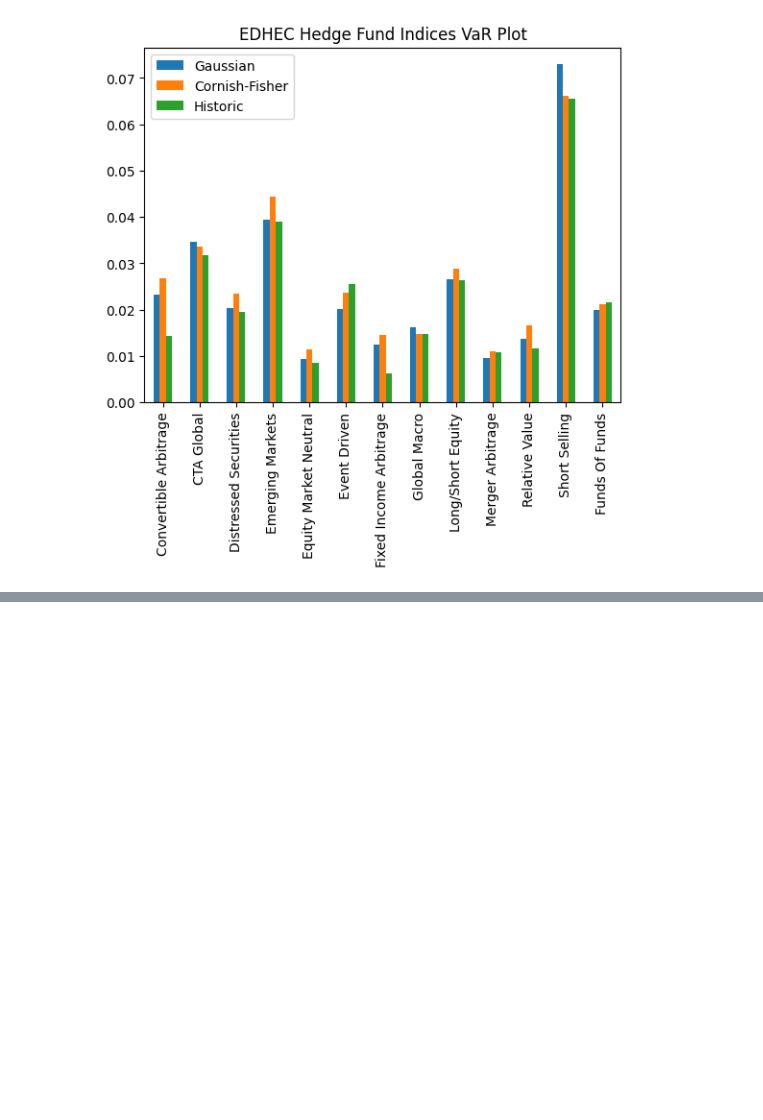
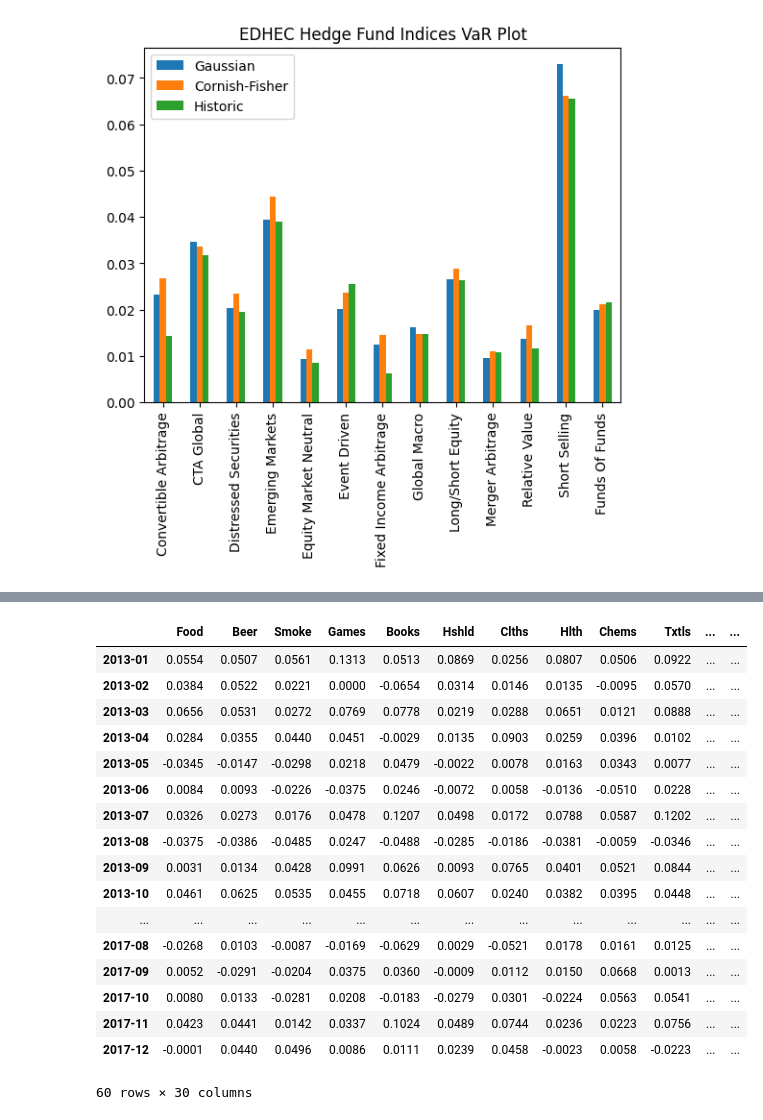
Before and after one commit to tho-hk/edhec-portfolio-construction, a Jupyter notebook: nb/hfi.ipynb, the cells around one changed output, grey strips where cells are left out. Cells and saved outputs as stored; diff of their text form; code cells hidden in the pictures; blank space fills up the shorter version.

```diff
--- a/nb/hfi.ipynb
+++ b/nb/hfi.ipynb
@@ -299,3 +245,8 @@ comparison.plot.bar(title="EDHEC Hedge Fund Indices VaR Plot")
 # %% [output]
 <Axes: title={'center': 'EDHEC Hedge Fund Indices VaR Plot'}>
 [figure]
+# %%
+ind = pd.read_csv(f"{DATA_PATH}/ind30_m_vw_rets.csv", header=0, index_col=0)/100
+ind.index = pd.to_datetime(ind.index, format="%Y%m").to_period('M')
+ind.columns = ind.columns.str.strip()
+ind
@@ -301,0 +267,22 @@ comparison.plot.bar(title="EDHEC Hedge Fund Indices VaR Plot")
+# %%
+quiz2b = ind ["2013":"2017"]
+quiz2b
+# %% [output]
+|  | Food | Beer | Smoke | Games | Books | Hshld | Clths | Hlth | Chems | Txtls | ... | ... |
+| 2013-01 | 0.0554 | 0.0507 | 0.0561 | 0.1313 | 0.0513 | 0.0869 | 0.0256 | 0.0807 | 0.0506 | 0.0922 | ... | ... |
+| 2013-02 | 0.0384 | 0.0522 | 0.0221 | 0.0000 | -0.0654 | 0.0314 | 0.0146 | 0.0135 | -0.0095 | 0.0570 | ... | ... |
+| 2013-03 | 0.0656 | 0.0531 | 0.0272 | 0.0769 | 0.0778 | 0.0219 | 0.0288 | 0.0651 | 0.0121 | 0.0888 | ... | ... |
+| 2013-04 | 0.0284 | 0.0355 | 0.0440 | 0.0451 | -0.0029 | 0.0135 | 0.0903 | 0.0259 | 0.0396 | 0.0102 | ... | ... |
+| 2013-05 | -0.0345 | -0.0147 | -0.0298 | 0.0218 | 0.0479 | -0.0022 | 0.0078 | 0.0163 | 0.0343 | 0.0077 | ... | ... |
+| 2013-06 | 0.0084 | 0.0093 | -0.0226 | -0.0375 | 0.0246 | -0.0072 | 0.0058 | -0.0136 | -0.0510 | 0.0228 | ... | ... |
+| 2013-07 | 0.0326 | 0.0273 | 0.0176 | 0.0478 | 0.1207 | 0.0498 | 0.0172 | 0.0788 | 0.0587 | 0.1202 | ... | ... |
+| 2013-08 | -0.0375 | -0.0386 | -0.0485 | 0.0247 | -0.0488 | -0.0285 | -0.0186 | -0.0381 | -0.0059 | -0.0346 | ... | ... |
+| 2013-09 | 0.0031 | 0.0134 | 0.0428 | 0.0991 | 0.0626 | 0.0093 | 0.0765 | 0.0401 | 0.0521 | 0.0844 | ... | ... |
+| 2013-10 | 0.0461 | 0.0625 | 0.0535 | 0.0455 | 0.0718 | 0.0607 | 0.0240 | 0.0382 | 0.0395 | 0.0448 | ... | ... |
+| ... | ... | ... | ... | ... | ... | ... | ... | ... | ... | ... | ... | ... |
+| 2017-08 | -0.0268 | 0.0103 | -0.0087 | -0.0169 | -0.0629 | 0.0029 | -0.0521 | 0.0178 | 0.0161 | 0.0125 | ... | ... |
+| 2017-09 | 0.0052 | -0.0291 | -0.0204 | 0.0375 | 0.0360 | -0.0009 | 0.0112 | 0.0150 | 0.0668 | 0.0013 | ... | ... |
+| 2017-10 | 0.0080 | 0.0133 | -0.0281 | 0.0208 | -0.0183 | -0.0279 | 0.0301 | -0.0224 | 0.0563 | 0.0541 | ... | ... |
+| 2017-11 | 0.0423 | 0.0441 | 0.0142 | 0.0337 | 0.1024 | 0.0489 | 0.0744 | 0.0236 | 0.0223 | 0.0756 | ... | ... |
+| 2017-12 | -0.0001 | 0.0440 | 0.0496 | 0.0086 | 0.0111 | 0.0239 | 0.0458 | -0.0023 | 0.0058 | -0.0223 | ... | ... |
+60 rows × 30 columns
```
Also changed, not shown: parts of 8 cells of this notebook.
